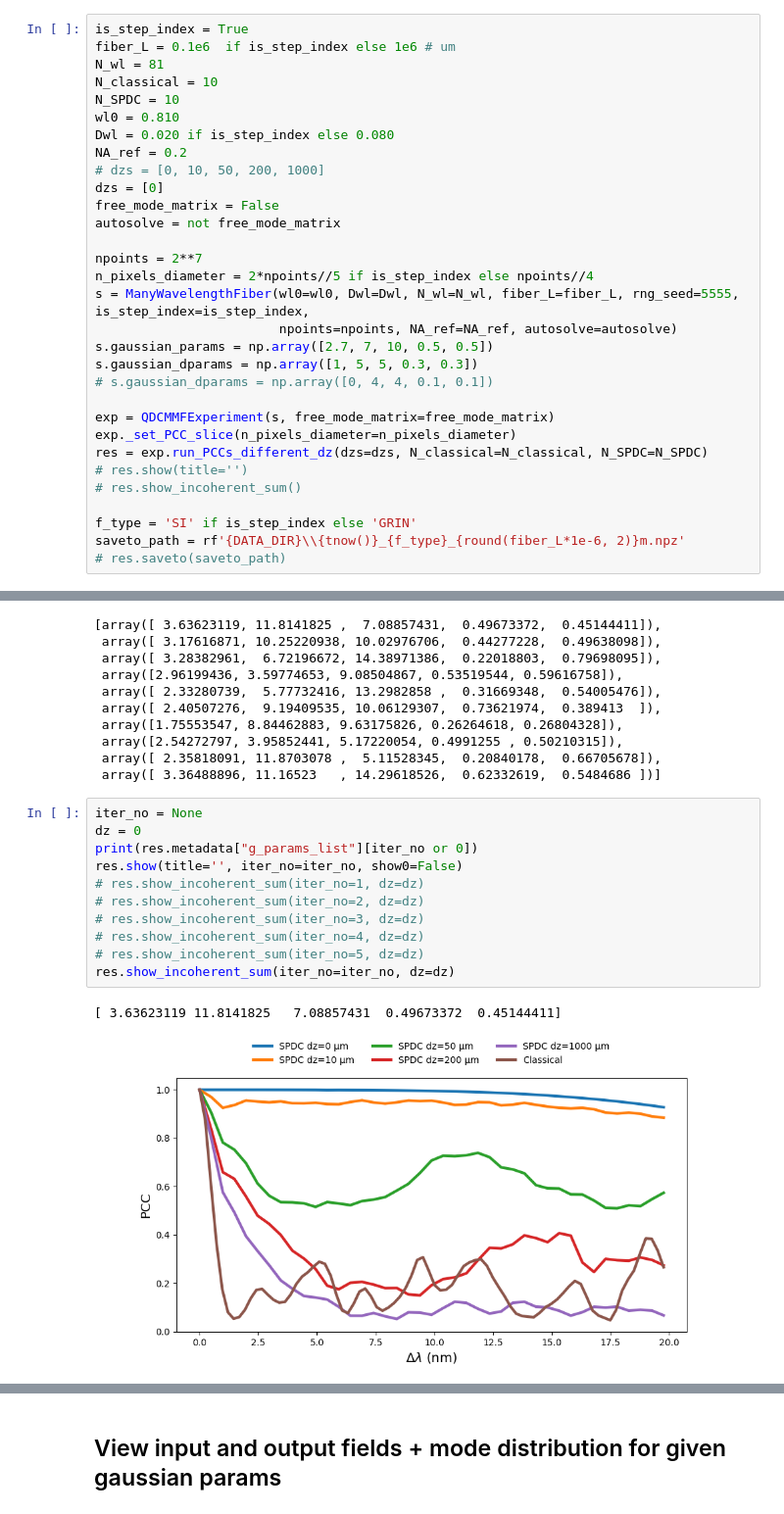
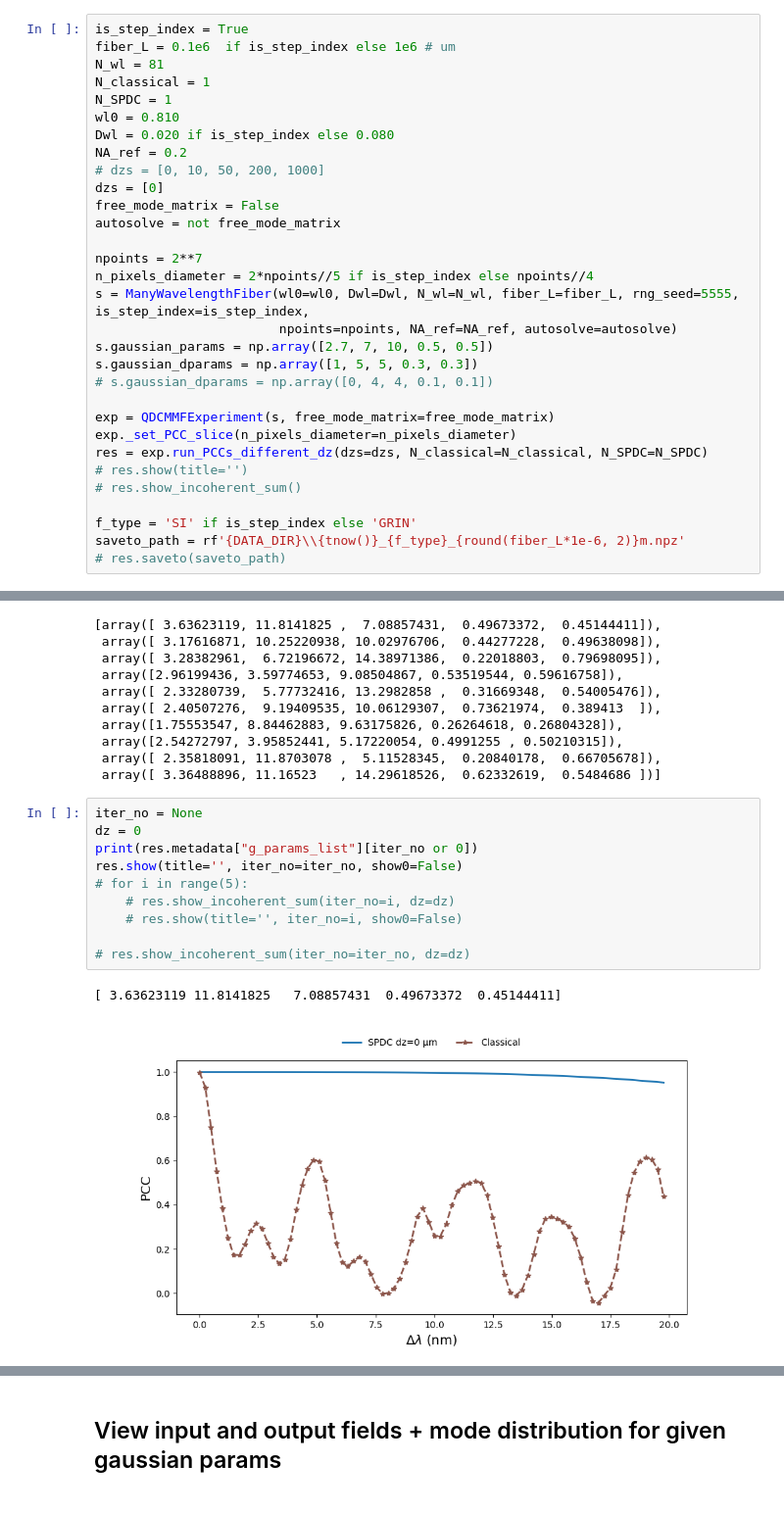
Before and after one commit to rubiaek/qdc2, a Jupyter notebook: qdc/mmf/generate_results.ipynb, the cells around one changed output, grey strips where cells are left out. Shown at 98% size. Cells and saved outputs as stored; diff of their text form.

```diff
--- a/qdc/mmf/generate_results.ipynb
+++ b/qdc/mmf/generate_results.ipynb
@@ -19,8 +19,8 @@ The autoreload extension is already loaded. To reload it, use:
 is_step_index = True
 fiber_L = 0.1e6  if is_step_index else 1e6 # um
 N_wl = 81
-N_classical = 10
-N_SPDC = 10
+N_classical = 1
+N_SPDC = 1
 wl0 = 0.810
 Dwl = 0.020 if is_step_index else 0.080
 NA_ref = 0.2
@@ -71,14 +67,13 @@ res.metadata["g_params_list"]
 # %%
 iter_no = None
 dz = 0
 print(res.metadata["g_params_list"][iter_no or 0])
 res.show(title='', iter_no=iter_no, show0=False)
-# res.show_incoherent_sum(iter_no=1, dz=dz)
-# res.show_incoherent_sum(iter_no=2, dz=dz)
-# res.show_incoherent_sum(iter_no=3, dz=dz)
-# res.show_incoherent_sum(iter_no=4, dz=dz)
-# res.show_incoherent_sum(iter_no=5, dz=dz)
-res.show_incoherent_sum(iter_no=iter_no, dz=dz)
+# for i in range(5):
+    # res.show_incoherent_sum(iter_no=i, dz=dz)
+    # res.show(title='', iter_no=i, show0=False)
+
+# res.show_incoherent_sum(iter_no=iter_no, dz=dz)
 # %% [output]
 [ 3.63623119 11.8141825   7.08857431  0.49673372  0.45144411]
-[figure, old version]
+[figure, new version]
```
Also changed, not shown: parts of 4 cells of this notebook, 4 other files.
